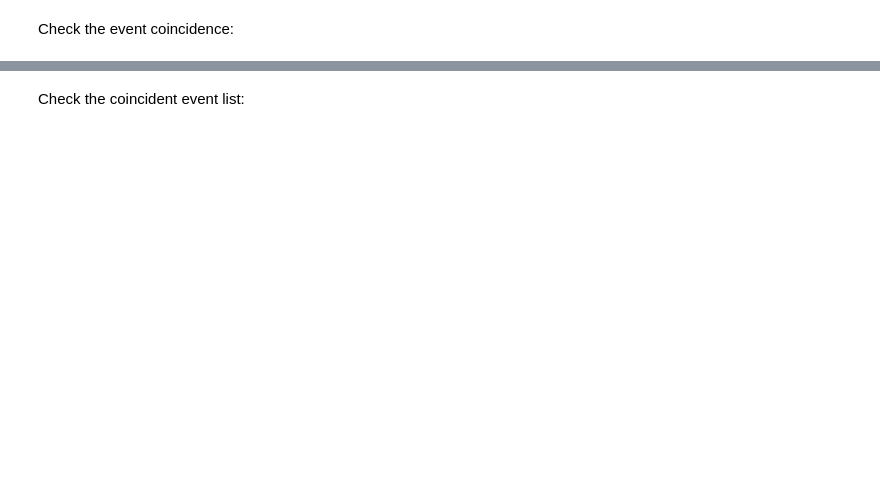
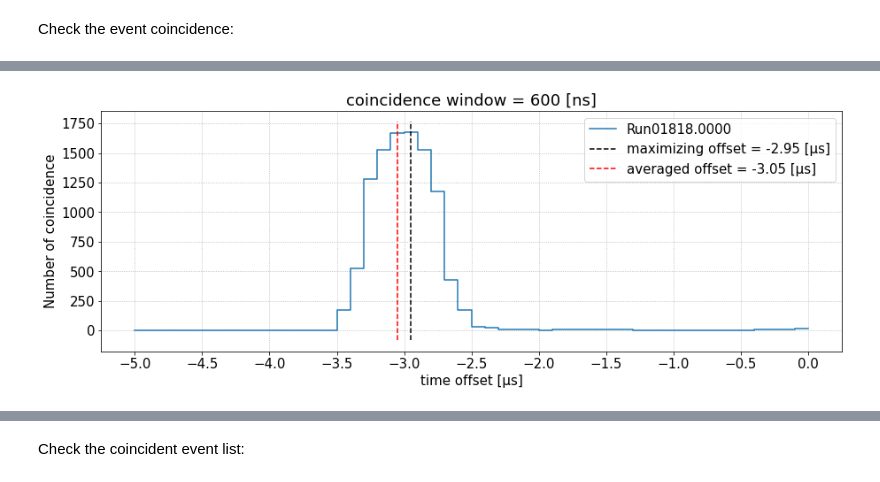
Before and after one commit to cta-observatory/magic-cta-pipe, a Jupyter notebook: magic_lst_event_coincidence.ipynb, the cells around one changed output, grey strips where cells are left out. Cells and saved outputs as stored; diff of their text form; code cells hidden in the pictures; blank space fills up the shorter version.

```diff
--- a/magic_lst_event_coincidence.ipynb
+++ b/magic_lst_event_coincidence.ipynb
@@ -147,0 +143,2 @@ MAGIC2:  943611 events
+# %%
+data_path_lst = '/fefs/aswg/data/real/DL1/20200117/v0.6.1_v05/dl1_LST-1.Run01818.0000.h5'
@@ -147,0 +147,4 @@ MAGIC2:  943611 events
+# %%
+df_lst = pd.read_hdf(data_path_lst, key='dl1/event/telescope/parameters/LST_LSTCam')
+n_events_lst = len(df_lst)
+print(f'LST1: {n_events_lst} events')
@@ -147,0 +155,5 @@ MAGIC2:  943611 events
+# %%
+parse = re.findall('.*Run(\d+).(\d+).h5', data_path_lst)[0]
+run_id_lst = int(parse[0])
+subrun_id_lst = int(parse[1])
+print(f'run_id_lst = {run_id_lst}, subrun_id_lst = {subrun_id_lst}')
@@ -320,0 +225,80 @@ Done.
+# %%
+start_time = time.time()
+sec2us = 1e6
+sec2ns = 1e9
+
+# === extract the MAGIC events within the LST1 data observation time window ===
+obs_day = Time(data_magic['mjd'].values[0], format='mjd', scale='utc')
+time_lst_tmp = np.array(list(map(Decimal, list(map(str, df_lst['dragon_time'].values)))))  # dragon_time is the most stable timestamp so far
+time_lst = np.array(list(map(float, time_lst_tmp - Decimal(str(obs_day.unix)))))
+
+df_magic = {1: data_magic.query('tel_id == 1'),
+                       2: data_magic.query('tel_id == 2')}
+
+time_magic_tmp = np.round(df_magic[1]['millisec'].values*ms2sec + df_magic[1]['nanosec'].values*ns2sec, 7)
+
+condition = (time_magic_tmp > time_lst[0] - 1) & (time_magic_tmp < time_lst[-1] + 1)
+
+if np.sum(condition) == 0:
+    print('No MAGIC events within the LST data observation time window. Check your MAGIC and LST input files. Exiting.')
+    sys.exit()
+else:
+    n_events_magic = np.sum(condition)
+    df_magic[1] = df_magic[1].iloc[condition]
+    df_magic[2] = df_magic[2].iloc[condition]
+
+time_magic = time_magic_tmp[condition]
+
+# === check the event coincidence in each time offset ===
+print('Checking the coincidence...')
+
+nums_stereo = np.zeros(len(offset_bins), dtype=np.int)
+
+for i_off, offset in enumerate(offset_bins):
+
+    time_lim_lo = np.round(time_lst + offset - window/2, 7)
+    time_lim_hi = np.round(time_lst + offset + window/2, 7)
+
+    for i_ev in range(n_events_lst):
+
+        condition_lo = ( time_lim_lo[i_ev] <  time_magic )
+        condition_hi = ( time_magic <= time_lim_hi[i_ev] )
+
+        if np.count_nonzero(condition_lo&condition_hi) == 1:
+            nums_stereo[i_off] += int(1)
+
+    print(f'time_offset = {offset*sec2us:.01f} [us]  -->  {nums_stereo[i_off]} events')
+
+# === average the time-offset ===
+index_max = np.where(nums_stereo == np.max(nums_stereo))[0]
+index_max = np.append(index_max, index_max[-1]+1)
+offset_max = np.average(offset_bins[index_max])
+
+indices = np.where((offset_bins >= offset_max - window) & (offset_bins <= offset_max + window))
+offset_avg = np.average(offset_bins[indices], weights=nums_stereo[indices])
+
+print(f'\nAveraged time-offset = {offset_avg*sec2us:.2f} [µs]')
+print(f'--> Number of coincidence = {nums_stereo[offset_bins < offset_avg][-1]}\n')
+
+# === plot the coincidence distribution ===
+pyplot.figure(figsize=(15, 5))
+pyplot.title(f'coincidence window = {window*sec2ns:.0f} [ns]')
+pyplot.xlabel('time offset [µs]')
+pyplot.ylabel('Number of coincidence')
+
+pyplot.step(offset_bins*sec2us, nums_stereo, label=f'Run{str(run_id_lst).zfill(5)}.{str(subrun_id_lst).zfill(4)}', where='post')
+ylim = pyplot.ylim()
+
+pyplot.plot((offset_max*sec2us, offset_max*sec2us), ylim, linestyle='--', color='black',
+                        label=f'maximizing offset = {offset_max*sec2us:.2f} [µs]')
+pyplot.plot((offset_avg*sec2us, offset_avg*sec2us), ylim, linestyle='--', color='red',
+                        label=f'averaged offset = {offset_avg*sec2us:.2f} [µs]')
+
+pyplot.xticks(np.arange(-5, 0.5, 0.5))
+
+pyplot.legend()
+pyplot.grid()
+
+end_time = time.time()
+print(f'elapsed time = {end_time - start_time:.1f} [sec]')
+# %% [output]
@@ -320,0 +322 @@ Done.
+[figure, added]
```
Also changed, not shown: parts of 60 cells of this notebook.
